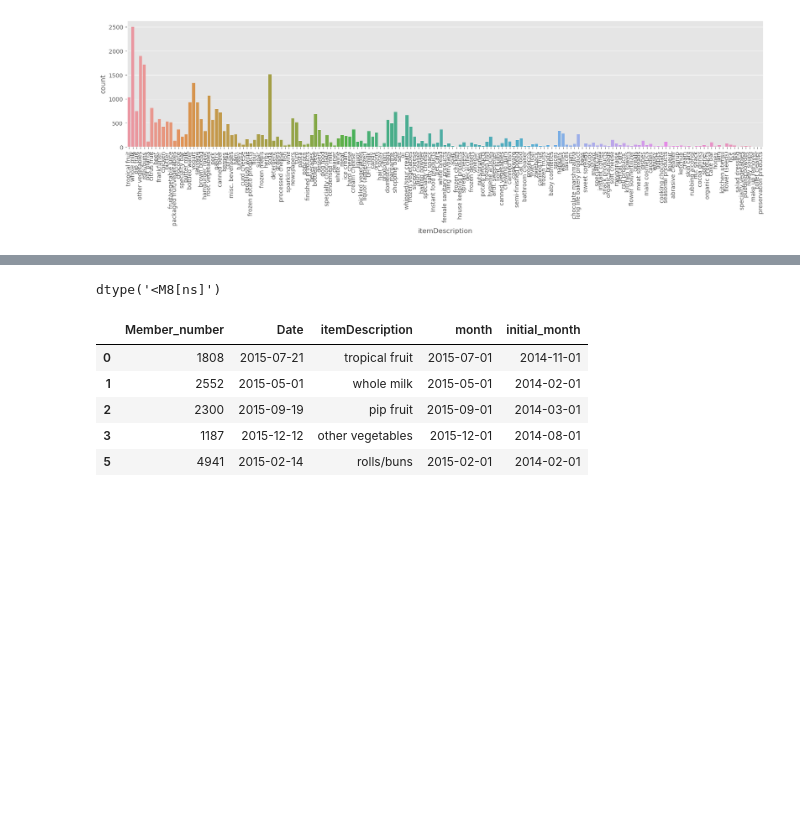
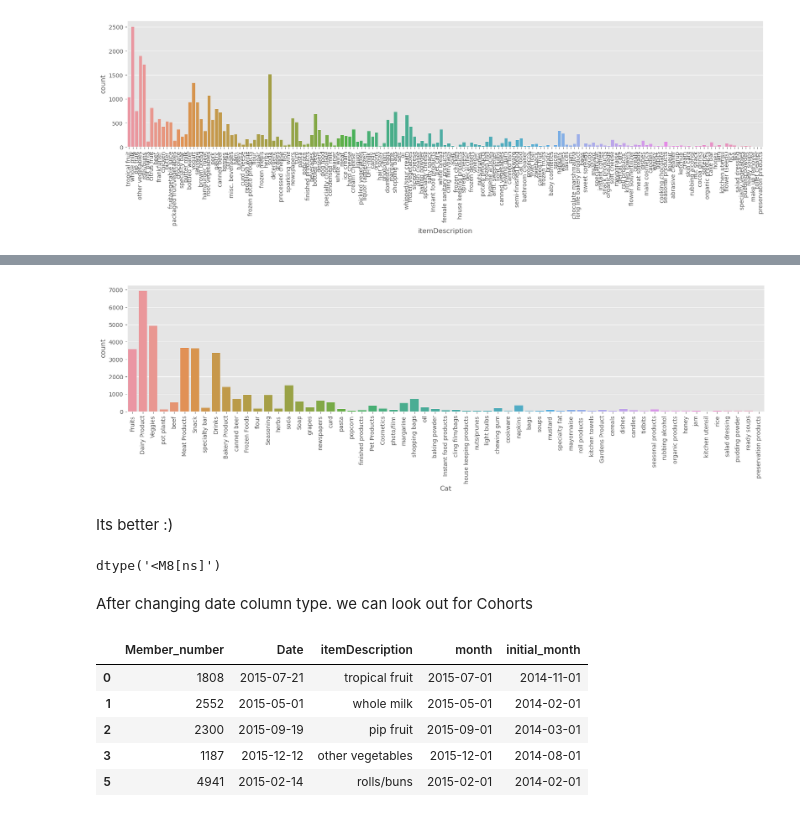
Before and after one commit to nuwbie-11/DataAnalytics101, a Jupyter notebook: groceries-dataset/groceris.ipynb, the cells around one changed output, grey strips where cells are left out. Cells and saved outputs as stored; diff of their text form; code cells hidden in the pictures; blank space fills up the shorter version.

```diff
--- a/groceries-dataset/groceris.ipynb
+++ b/groceries-dataset/groceris.ipynb
@@ -79,3 +75,50 @@ plt.show()
+# %%
+def getCategory(item):
+    # if any(i in item for i in ['milk','butter']):
+    #     return 'Milk Product'
+    if any(i in item for i in ['fruit','berries']):
+        return 'Fruits'
+    elif any(i in item for i in ['juice']):
+        return 'Juices'
+    elif any(i in item for i in ['frozen']):
+        return 'Frozen Foods'
+    elif any(i in item for i in ['meat','ham','sausage','frankfurter','chicken','pork','turkey','fish','liver']):
+        return 'Meat Products'
+    elif any(i in item for i in ['coffee','wine','water','beverages','bottled','prosecco','whisky','tea','rum','liqueur','brandy','drink','syrup','liquor']):
+        return 'Drinks'
+    elif any(i in item for i in ['cheese','yogurt','milk','butter','eggs']):
+        return 'Dairy Product'
+    elif any(i in item for i in ['candy','cream','waffles','appetizer','cake','pastry','chocolate','snack','dessert']):
+        return 'Snack'
+    elif any(i in item for i in ['vegetables','potato','buns']):
+        return 'Veggies'
+    elif any(i in item for i in ['vinegar','sugar','onions','sauce','sweetener','spices','ketchup','salt','sweet spreads']):
+        return 'Seasoning'
+    elif any(i in item for i in ['zwieback','bread','bakery']):
+        return 'Bakery Product'
+    elif any(i in item for i in ['detergent','soap','decalcifier','hygiene','cleaner','softener']):
+        return 'Soap'
+    elif any(i in item for i in ['cat','dog','pet']):
+        return 'Pet Products'
+    elif any(i in item for i in ['cosmetics','female','male','skin','dental','make up','hair']):
+        return 'Cosmetics'
+    elif any(i in item for i in ['fertilizer','seeds']):
+        return 'Gardens Product'
+    else:
+        return item
+# %%
+df2 = df.copy()
+
+df2['Cat'] = df2['itemDescription'].apply(lambda x: getCategory(x))
+# %%
+plt.figure(figsize =(20,4))
+sns.countplot(data=df2,x=df2.Cat)
+plt.xticks(rotation=90)
+plt.show()
+# %% [output]
+[figure, added]
+# %% [markdown]
+Its better :)
 # %%
 # change Date column type to Datetime
 
@@ -83,6 +126,8 @@ df.Date = pd.to_datetime(df.Date)
 df.Date.dtype
 # %% [output]
 dtype('<M8[ns]')
+# %% [markdown]
+After changing date column type. we can look out for Cohorts
 # %%
 #Take the Retention Analysis
 
```
Also changed, not shown: parts of 6 cells of this notebook, 1 other file.
